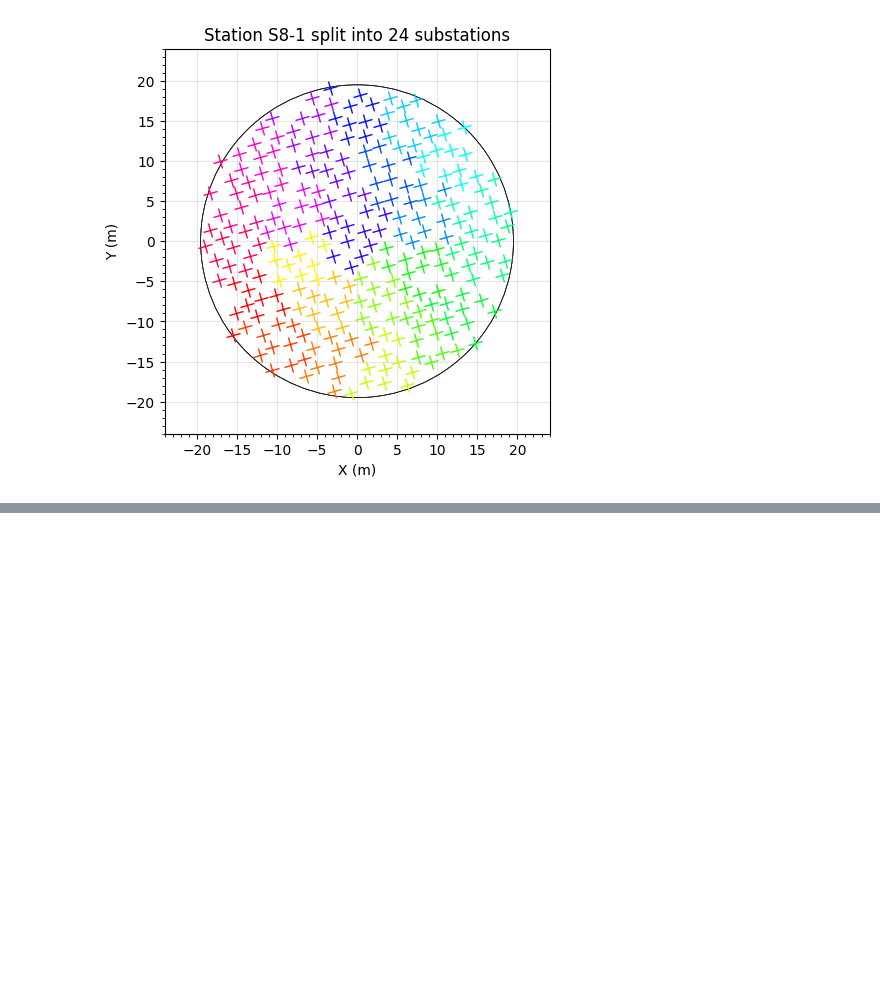
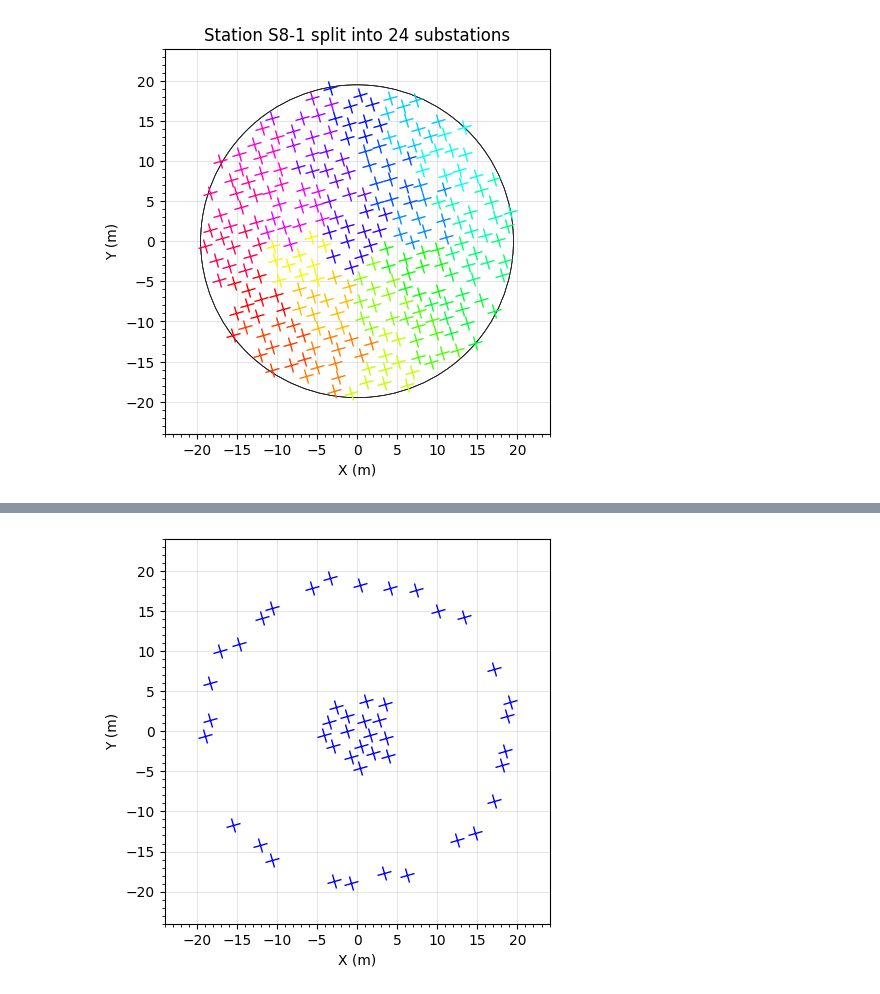
Before and after one commit to ska-telescope/ska_ost_sim_low_station_beam, a Jupyter notebook: docs/examples.ipynb, the cells around one changed output, grey strips where cells are left out. Saved outputs shown, nothing was run; the diff lists cells and outputs as text; code cells hidden in the pictures; blank space fills up the shorter version.

Commit message:
OPS-252 add more functions to LowStation

```diff
--- a/docs/examples.ipynb
+++ b/docs/examples.ipynb
@@ -128,0 +134,16 @@ Text(0.5, 1.0, 'Station S8-1 split into 24 substations')
+# %%
+fig, axes = plt.subplots(1, 1, figsize=(5, 5))
+
+station = LowStation("S8-1")
+
+names = station.filter_lfaa_by_distance(5., invert=False)
+substation = LowStation("substation", station_name="", parent_station="S8-1", lfaa_list=names)
+substation.plot_station_layout(axes)
+
+names = station.filter_lfaa_by_distance(18., invert=True)
+substation = LowStation("substation", station_name="", parent_station="S8-1", lfaa_list=names)
+substation.plot_station_layout(axes)
+
+axes.set_title("");
+# %% [output]
+[figure, added]
```
Also changed, not shown: parts of 4 cells of this notebook, 5 other files.
